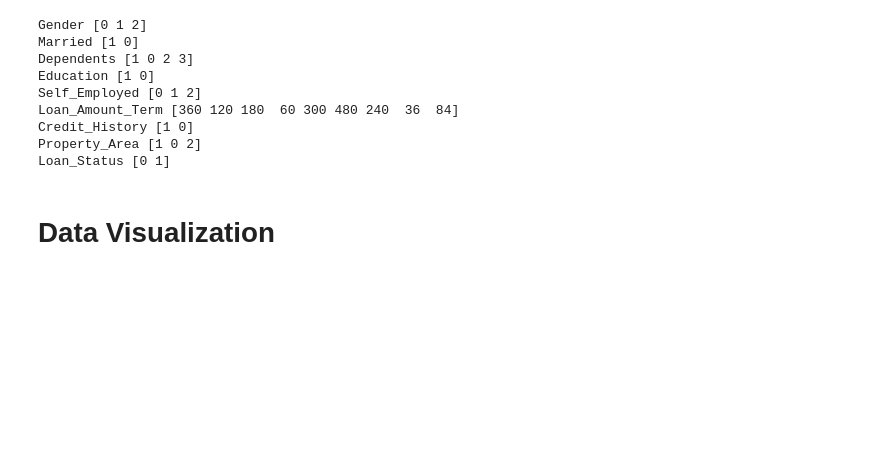
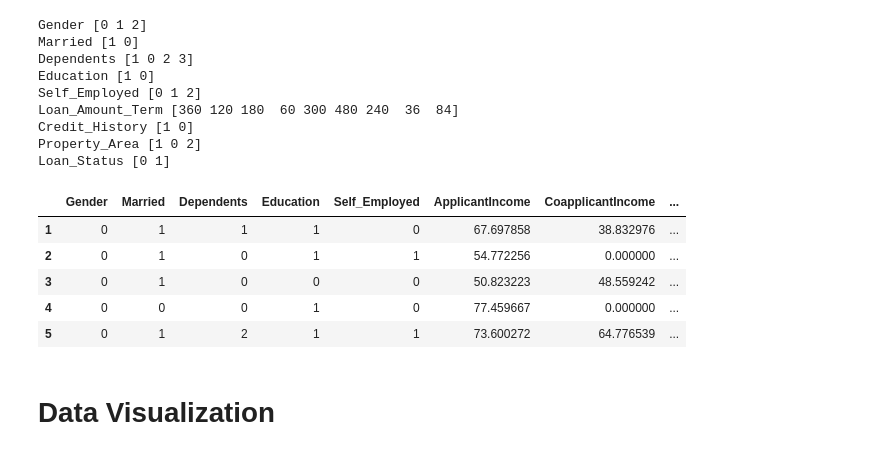
Before and after one commit to Sleeperalex/Loan-Approval-ML, a Jupyter notebook: ML.ipynb, the cells around one changed output. Cells and saved outputs as stored; diff of their text form; code cells hidden in the pictures; blank space fills up the shorter version.

```diff
--- a/ML.ipynb
+++ b/ML.ipynb
@@ -80,6 +88,15 @@ Loan_Amount_Term [360 120 180  60 300 480 240  36  84]
 Credit_History [1 0]
 Property_Area [1 0 2]
 Loan_Status [0 1]
+# %%
+data.head(5)
+# %% [output]
+|  | Gender | Married | Dependents | Education | Self_Employed | ApplicantIncome | CoapplicantIncome | ... |
+| 1 | 0 | 1 | 1 | 1 | 0 | 67.697858 | 38.832976 | ... |
+| 2 | 0 | 1 | 0 | 1 | 1 | 54.772256 | 0.000000 | ... |
+| 3 | 0 | 1 | 0 | 0 | 0 | 50.823223 | 48.559242 | ... |
+| 4 | 0 | 0 | 0 | 1 | 0 | 77.459667 | 0.000000 | ... |
+| 5 | 0 | 1 | 2 | 1 | 1 | 73.600272 | 64.776539 | ... |
 # %% [markdown]
 # Data Visualization
 # %% [markdown]
```
Also changed, not shown: parts of 4 cells of this notebook, 1 other file.
